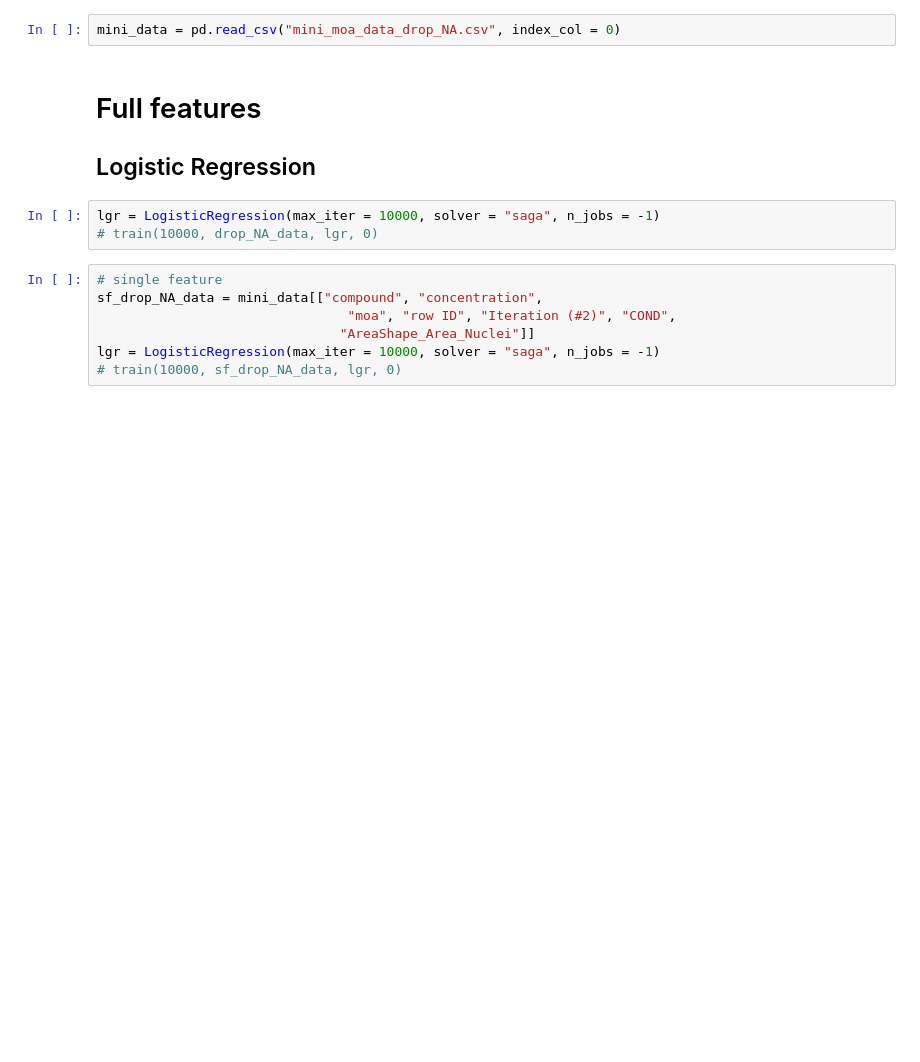
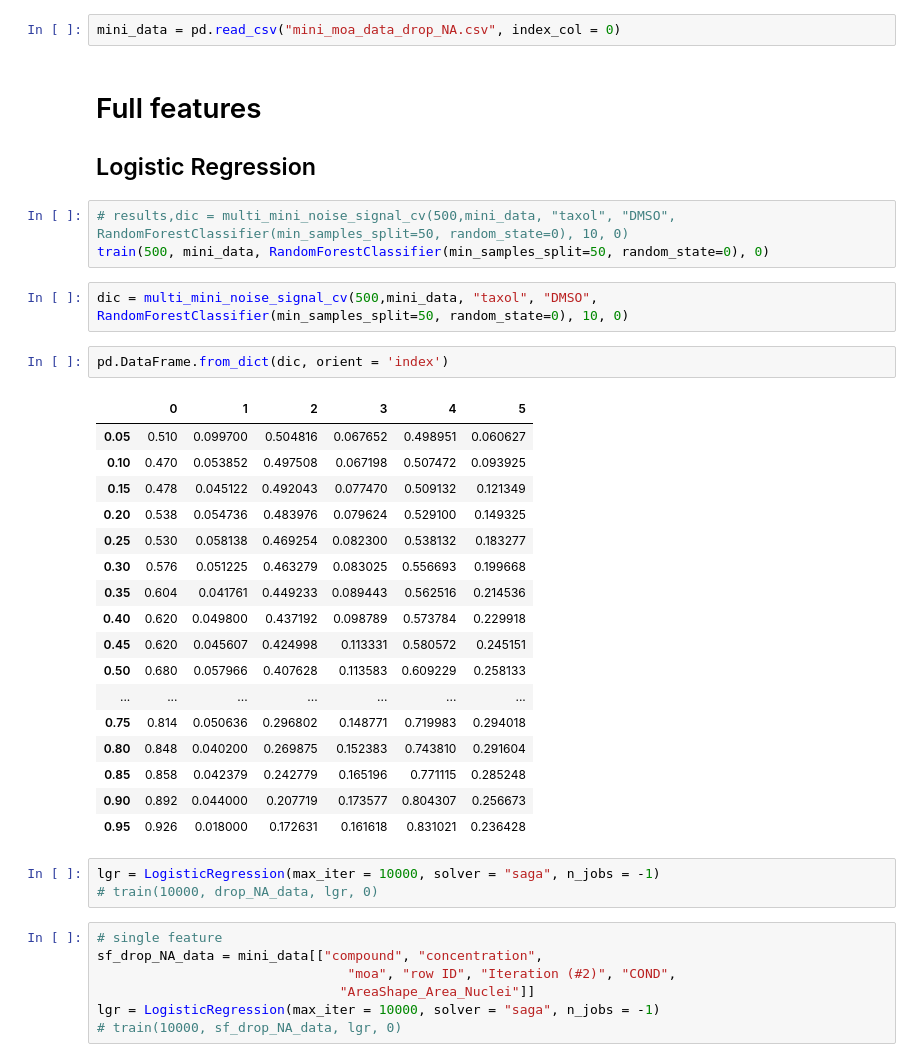
Before and after one commit to RenlyH/AttentionSet-cell-painting, a Jupyter notebook: base_exp.ipynb, the cells around one changed output. Drawn from its saved outputs; the diff is of its cells as text; blank space fills up the shorter version.

```diff
--- a/base_exp.ipynb
+++ b/base_exp.ipynb
@@ -27,6 +28,31 @@ mini_data = pd.read_csv("mini_moa_data_drop_NA.csv", index_col = 0)
 # %% [markdown]
 # Full features
 ## Logistic Regression
+# %%
+# results,dic = multi_mini_noise_signal_cv(500,mini_data, "taxol", "DMSO", RandomForestClassifier(min_samples_split=50, random_state=0), 10, 0)
+train(500, mini_data, RandomForestClassifier(min_samples_split=50, random_state=0), 0)
+# %%
+dic = multi_mini_noise_signal_cv(500,mini_data, "taxol", "DMSO", RandomForestClassifier(min_samples_split=50, random_state=0), 10, 0)
+# %%
+pd.DataFrame.from_dict(dic, orient = 'index')
+# %% [output]
+|  | 0 | 1 | 2 | 3 | 4 | 5 |
+| 0.05 | 0.510 | 0.099700 | 0.504816 | 0.067652 | 0.498951 | 0.060627 |
+| 0.10 | 0.470 | 0.053852 | 0.497508 | 0.067198 | 0.507472 | 0.093925 |
+| 0.15 | 0.478 | 0.045122 | 0.492043 | 0.077470 | 0.509132 | 0.121349 |
+| 0.20 | 0.538 | 0.054736 | 0.483976 | 0.079624 | 0.529100 | 0.149325 |
+| 0.25 | 0.530 | 0.058138 | 0.469254 | 0.082300 | 0.538132 | 0.183277 |
+| 0.30 | 0.576 | 0.051225 | 0.463279 | 0.083025 | 0.556693 | 0.199668 |
+| 0.35 | 0.604 | 0.041761 | 0.449233 | 0.089443 | 0.562516 | 0.214536 |
+| 0.40 | 0.620 | 0.049800 | 0.437192 | 0.098789 | 0.573784 | 0.229918 |
+| 0.45 | 0.620 | 0.045607 | 0.424998 | 0.113331 | 0.580572 | 0.245151 |
+| 0.50 | 0.680 | 0.057966 | 0.407628 | 0.113583 | 0.609229 | 0.258133 |
+| ... | ... | ... | ... | ... | ... | ... |
+| 0.75 | 0.814 | 0.050636 | 0.296802 | 0.148771 | 0.719983 | 0.294018 |
+| 0.80 | 0.848 | 0.040200 | 0.269875 | 0.152383 | 0.743810 | 0.291604 |
+| 0.85 | 0.858 | 0.042379 | 0.242779 | 0.165196 | 0.771115 | 0.285248 |
+| 0.90 | 0.892 | 0.044000 | 0.207719 | 0.173577 | 0.804307 | 0.256673 |
+| 0.95 | 0.926 | 0.018000 | 0.172631 | 0.161618 | 0.831021 | 0.236428 |
 # %%
 lgr = LogisticRegression(max_iter = 10000, solver = "saga", n_jobs = -1)
 # train(10000, drop_NA_data, lgr, 0)
```
Also changed, not shown: parts of 2 cells of this notebook, 5 other files.
